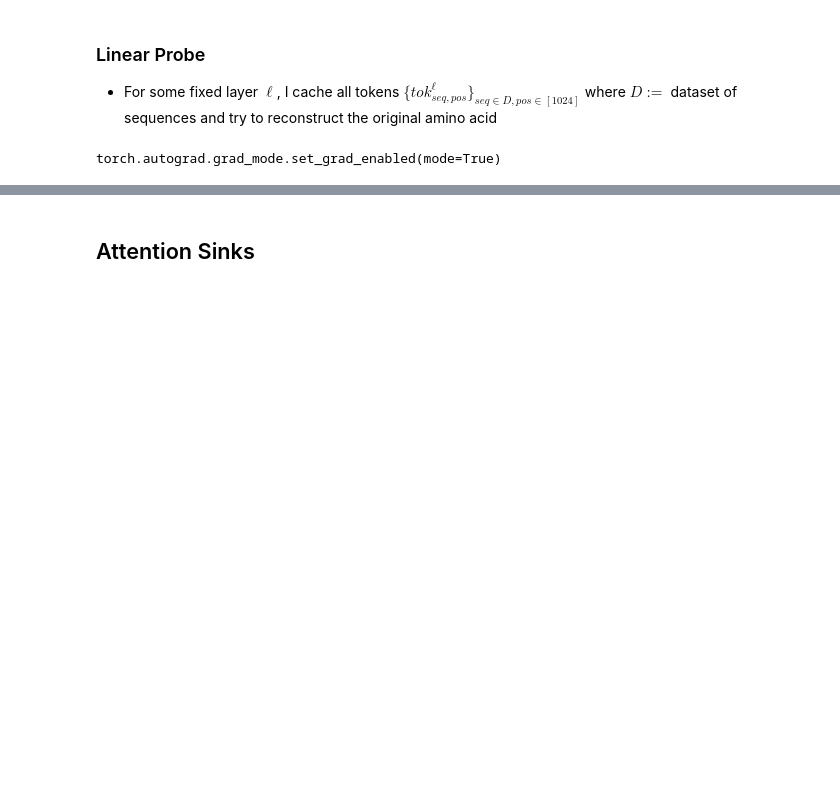
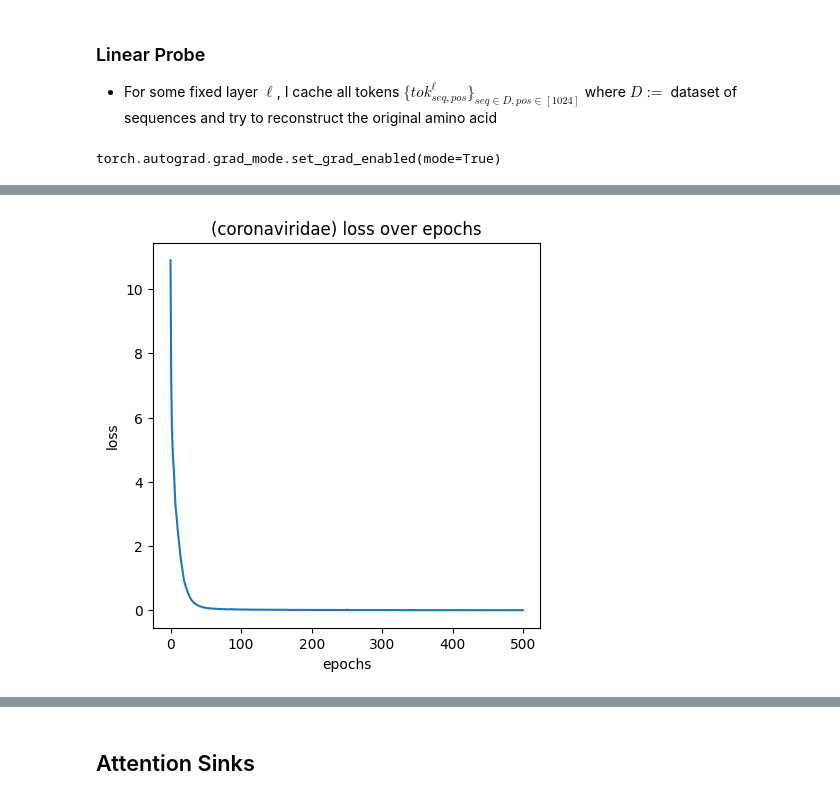
Before and after one commit to blab/mutational-embedding-vectors, a Jupyter notebook: notebooks/ex32_covarying_sites.ipynb, the cells around one changed output, grey strips where cells are left out. Drawn from its saved outputs; the diff is of its cells as text; code cells hidden in the pictures; blank space fills up the shorter version.

```diff
--- a/notebooks/ex32_covarying_sites.ipynb
+++ b/notebooks/ex32_covarying_sites.ipynb
@@ -829,0 +784,14 @@ tensor(1., device='cuda:0', dtype=torch.float64)
+# %%
+# eval registor toks for covfit
+fixed_layer = 21
+eval_register_toks(
+    hooked_esm,
+    special_pos_l21,
+    train_seqs=train_seqs,
+    eval_seqs=valid_seqs,
+    model_name="coronaviridae",
+    fixed_layer=21,
+    n_batch=10
+)
+# %% [output]
+[figure, added]
```
Also changed, not shown: parts of 26 cells of this notebook, 4 other files.
